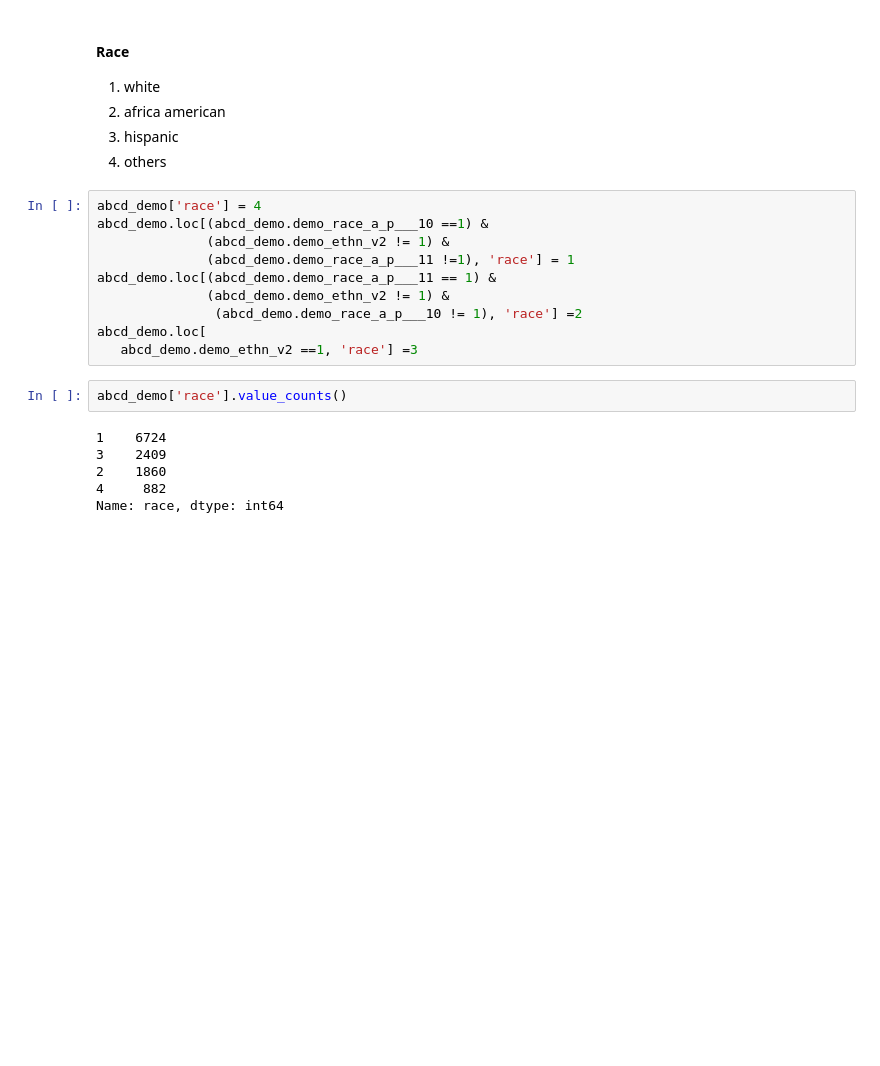
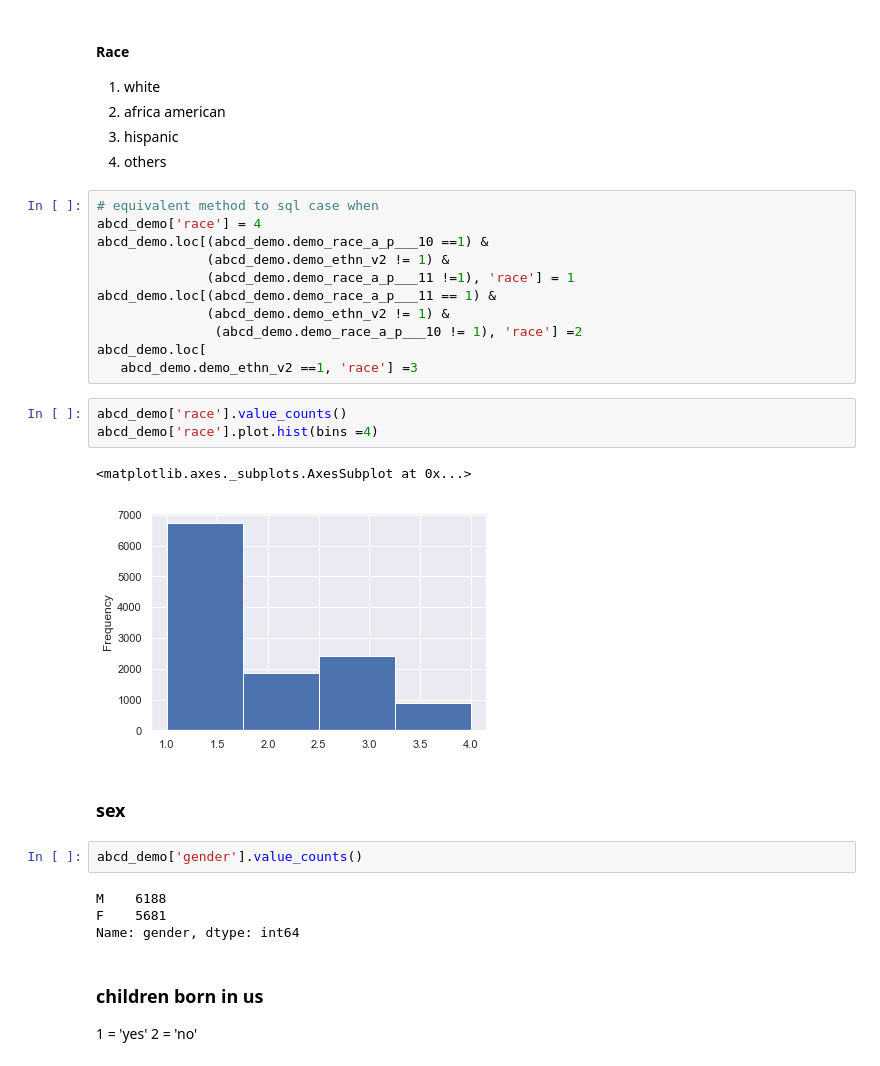
Before and after one commit to zwang89/abcd_analysis, a Jupyter notebook: abcd_demographic_analysis.ipynb, the cells around one changed output. Drawn from its saved outputs; the diff is of its cells as text; blank space fills up the shorter version.

```diff
--- a/abcd_demographic_analysis.ipynb
+++ b/abcd_demographic_analysis.ipynb
@@ -38,6 +56,7 @@ abcd_demo['age'] = abcd_demo['interview_age']/12
 3. hispanic
 4. others
 # %%
+# equivalent method to sql case when
 abcd_demo['race'] = 4
 abcd_demo.loc[(abcd_demo.demo_race_a_p___10 ==1) &
               (abcd_demo.demo_ethn_v2 != 1) &
@@ -47,11 +66,21 @@ abcd_demo.loc[(abcd_demo.demo_race_a_p___11 == 1) &
                (abcd_demo.demo_race_a_p___10 != 1), 'race'] =2
 abcd_demo.loc[
    abcd_demo.demo_ethn_v2 ==1, 'race'] =3
+# %%
+abcd_demo['race'].value_counts()
+abcd_demo['race'].plot.hist(bins =4)
+# %% [output]
+<matplotlib.axes._subplots.AxesSubplot at 0x...>
+[figure, added]
+# %% [markdown]
+### sex
 # %%
-abcd_demo['race'].value_counts()
+abcd_demo['gender'].value_counts()
 # %% [output]
-1    6724
-3    2409
-2    1860
-4     882
-Name: race, dtype: int64
+M    6188
+F    5681
+Name: gender, dtype: int64
+# %% [markdown]
+### children born in us
+1 = 'yes'
+2 = 'no'
```
Also changed, not shown: parts of 41 cells of this notebook.
